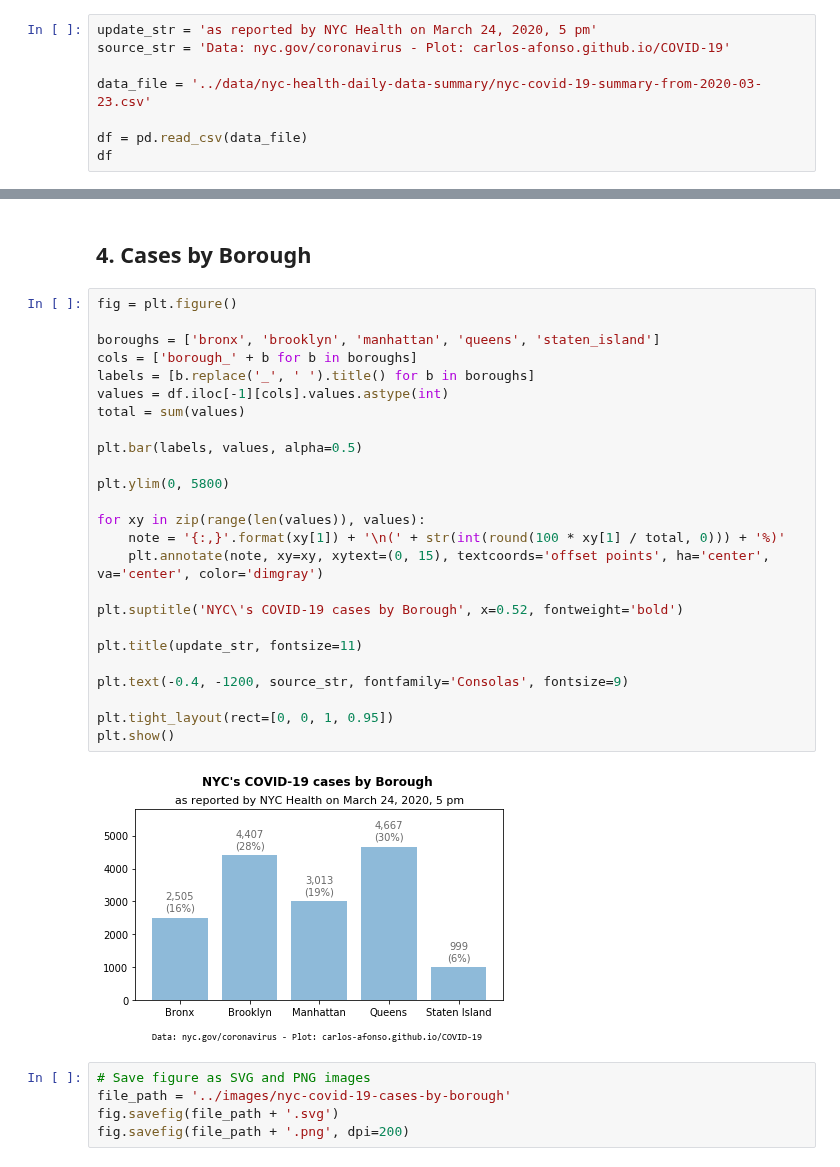
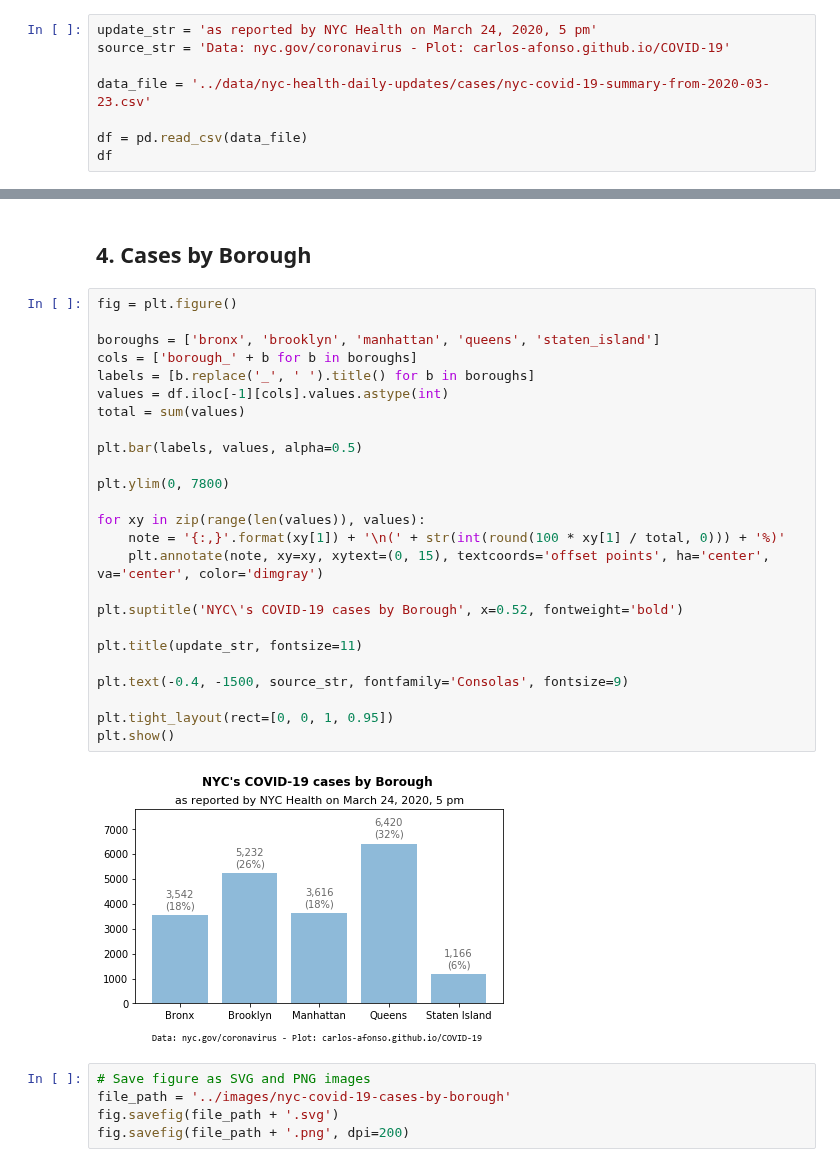
Before and after one commit to carlos-afonso/COVID-19, a Jupyter notebook: notebooks/nyc-covid-19-summary.ipynb, the cells around one changed output, grey strips where cells are left out. Drawn from its saved outputs; the diff is of its cells as text.

```diff
--- a/notebooks/nyc-covid-19-summary.ipynb
+++ b/notebooks/nyc-covid-19-summary.ipynb
@@ -13,7 +13,7 @@ import pandas as pd
 update_str = 'as reported by NYC Health on March 24, 2020, 5 pm'
 source_str = 'Data: nyc.gov/coronavirus - Plot: carlos-afonso.github.io/COVID-19'
 
-data_file = '../data/nyc-health-daily-data-summary/nyc-covid-19-summary-from-2020-03-23.csv'
+data_file = '../data/nyc-health-daily-updates/cases/nyc-covid-19-summary-from-2020-03-23.csv'
 
 df = pd.read_csv(data_file)
 df
@@ -114,30 +115,30 @@ fig.savefig(file_path + '.png', dpi=200)
 # %%
 fig = plt.figure()
 
 boroughs = ['bronx', 'brooklyn', 'manhattan', 'queens', 'staten_island']
 cols = ['borough_' + b for b in boroughs]
 labels = [b.replace('_', ' ').title() for b in boroughs]
 values = df.iloc[-1][cols].values.astype(int)
 total = sum(values)
 
 plt.bar(labels, values, alpha=0.5)
 
-plt.ylim(0, 5800)
+plt.ylim(0, 7800)
 
 for xy in zip(range(len(values)), values):
     note = '{:,}'.format(xy[1]) + '\n(' + str(int(round(100 * xy[1] / total, 0))) + '%)'
     plt.annotate(note, xy=xy, xytext=(0, 15), textcoords='offset points', ha='center', va='center', color='dimgray')
 
 plt.suptitle('NYC\'s COVID-19 cases by Borough', x=0.52, fontweight='bold')
 
 plt.title(update_str, fontsize=11)
 
-plt.text(-0.4, -1200, source_str, fontfamily='Consolas', fontsize=9)
+plt.text(-0.4, -1500, source_str, fontfamily='Consolas', fontsize=9)
 
 plt.tight_layout(rect=[0, 0, 1, 0.95])
 plt.show()
 # %% [output]
-[figure, old version]
+[figure, new version]
 # %%
 # Save figure as SVG and PNG images
 file_path = '../images/nyc-covid-19-cases-by-borough'
```
Also changed, not shown: parts of 4 cells of this notebook, 7 other files.
